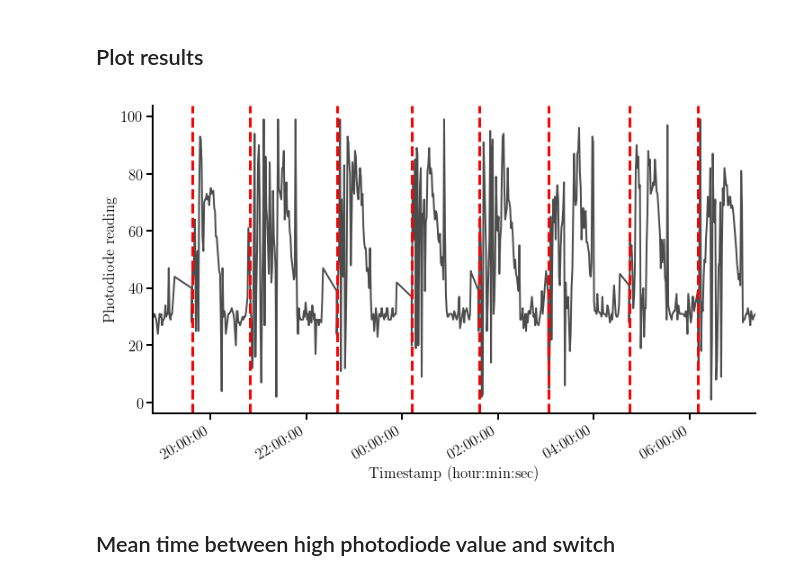
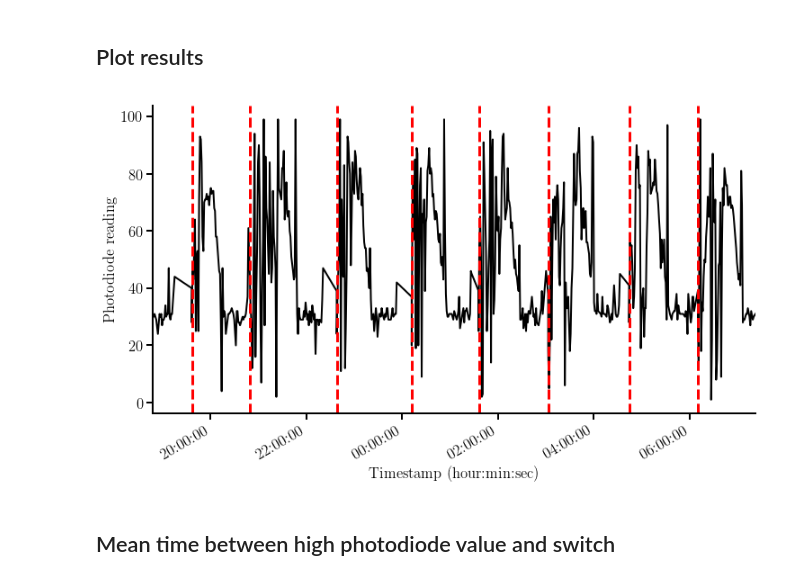
Before and after one commit to cescalara/euso_tools, a Jupyter notebook: log_parsing/log_parsing.ipynb, the cells around one changed output. Drawn from its saved outputs; the diff is of its cells as text; code cells hidden in the pictures.

```diff
--- a/log_parsing/log_parsing.ipynb
+++ b/log_parsing/log_parsing.ipynb
@@ -77,18 +66,19 @@ plt.style.use('minimalist')
 # %%
 fig, ax = plt.subplots()
 fig.set_size_inches((12, 7))
-ax.plot(x_dt, reading, linestyle='-', lw=2, color='k', alpha=0.7)
+ax.plot(x_dt, photodiode, 'k')
 for d in x_day:
-    ax.axvline(d, color='r', linestyle='--', label='switch to DAY', lw=3)
+    ax.axvline(d, color='r', linestyle='--', lw=3)
+#for n in x_night:
+#    ax.axvline(n, color='g', linestyle='--', lw=3)
 myFmt = mdates.DateFormatter('%H:%M:%S')
 ax.xaxis.set_major_formatter(myFmt)
 fig.autofmt_xdate()
 ax.set_xlabel('Timestamp (hour:min:sec)')
 ax.set_ylabel('Photodiode reading')
 ax.set_xlim(x_dt[0])
-#ax.legend()
 fig.savefig('photodiode_timeseries.pdf', dpi=500, bbox_inches='tight')
 # %% [output]
-[figure, old version]
+[figure, new version]
 # %% [markdown]
 ## Mean time between high photodiode value and switch
```
Also changed, not shown: parts of 3 cells of this notebook, 1 other file.
